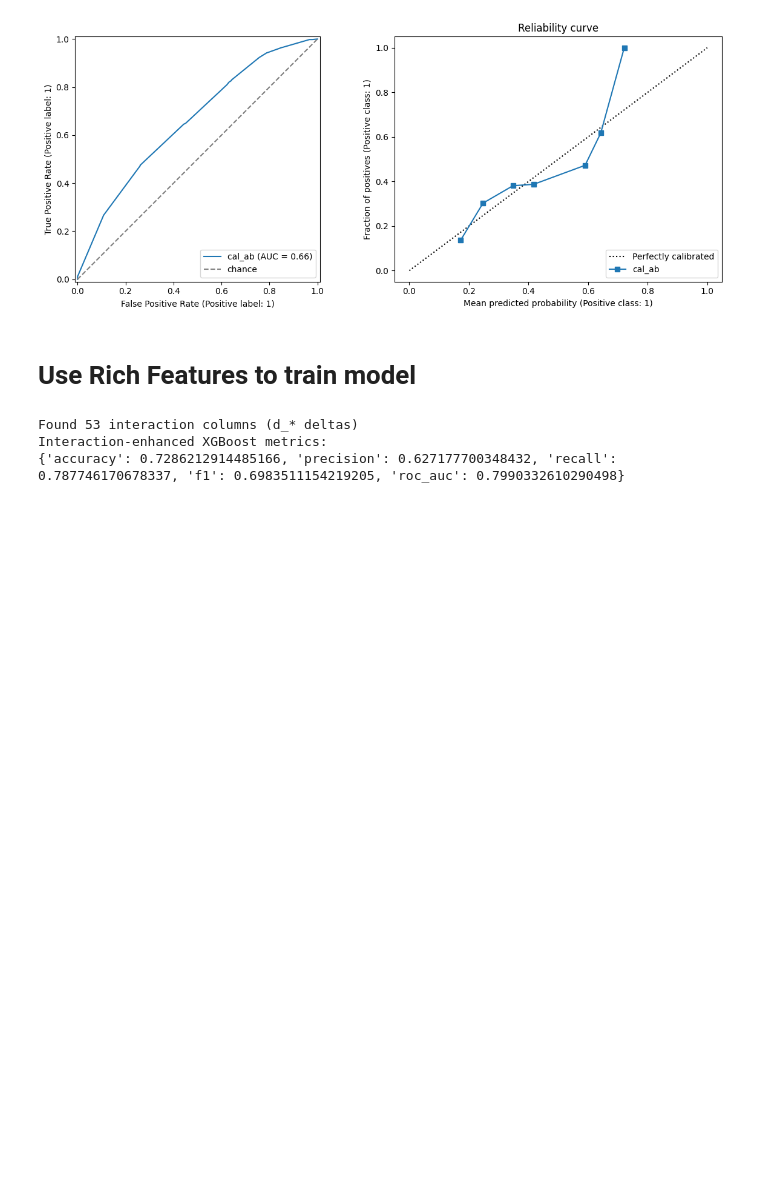
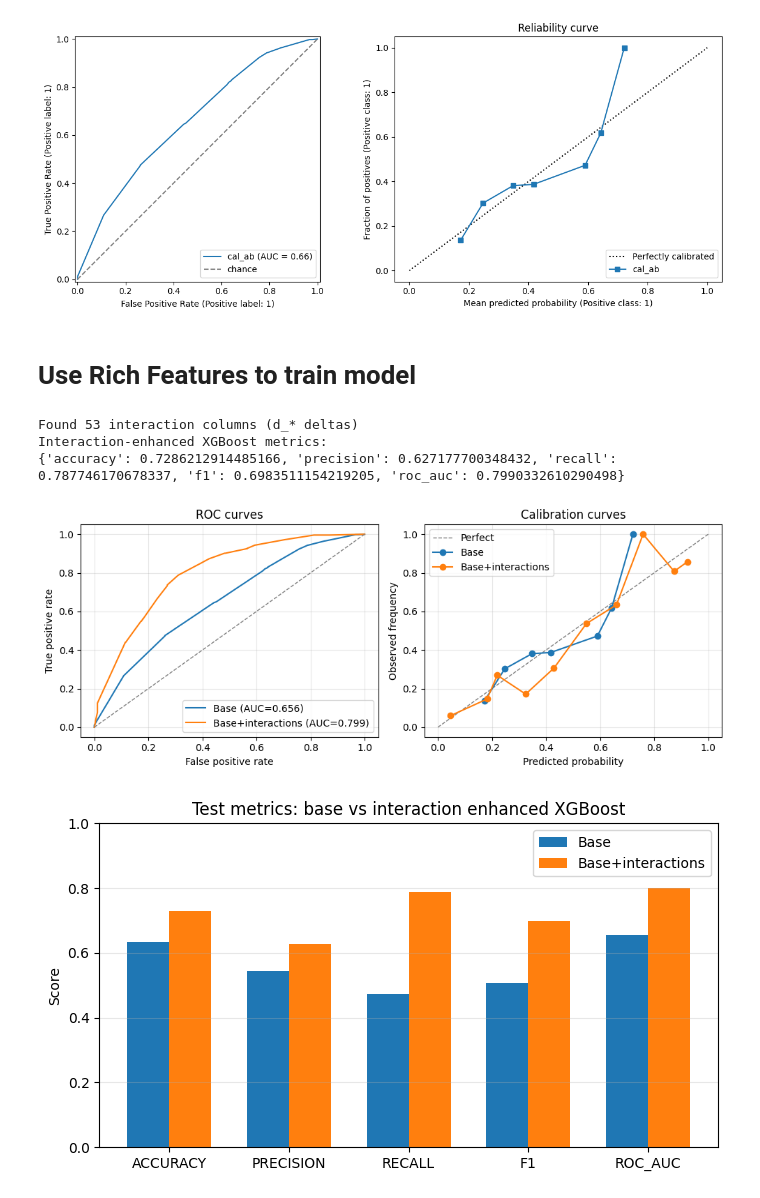
Before and after one commit to OmPatel03/4AL3-Project, a Jupyter notebook: speed_dating_abcloop_minimal.ipynb, the cells around one changed output. Drawn from its saved outputs; the diff is of its cells as text; code cells hidden in the pictures; blank space fills up the shorter version.

Commit message:
error analysis report and updated notebook with new plots and analysis.

```diff
--- a/speed_dating_abcloop_minimal.ipynb
+++ b/speed_dating_abcloop_minimal.ipynb
@@ -813,3 +813,70 @@ print(metrics_interactions)
 Found 53 interaction columns (d_* deltas)
 Interaction-enhanced XGBoost metrics:
 {'accuracy': 0.7286212914485166, 'precision': 0.627177700348432, 'recall': 0.787746170678337, 'f1': 0.6983511154219205, 'roc_auc': 0.7990332610290498}
+# %%
+# Sanity check: the test labels should match
+assert np.array_equal(yte, yte_i), "Test label arrays do not match"
+
+# ROC data
+fpr_base, tpr_base, _ = roc_curve(yte, proba)
+fpr_rich, tpr_rich, _ = roc_curve(yte_i, proba_i)
+roc_auc_base = auc(fpr_base, tpr_base)
+roc_auc_rich = auc(fpr_rich, tpr_rich)
+
+# Calibration data (uses calibration_curve_bins from earlier cell)
+mean_pred_base, frac_pos_base = calibration_curve_bins(yte, proba, n_bins=10)
+mean_pred_rich, frac_pos_rich = calibration_curve_bins(yte_i, proba_i, n_bins=10)
+
+# Combined ROC + calibration figure
+plt.figure(figsize=(10, 4))
+
+ax1 = plt.subplot(1, 2, 1)
+ax1.plot(fpr_base, tpr_base, label=f"Base (AUC={roc_auc_base:.3f})")
+ax1.plot(fpr_rich, tpr_rich, label=f"Base+interactions (AUC={roc_auc_rich:.3f})")
+ax1.plot([0, 1], [0, 1], "--", color="gray", linewidth=1)
+ax1.set_xlabel("False positive rate")
+ax1.set_ylabel("True positive rate")
+ax1.set_title("ROC curves")
+ax1.legend()
+ax1.grid(alpha=0.3)
+
+ax2 = plt.subplot(1, 2, 2)
+ax2.plot([0, 1], [0, 1], "--", color="gray", linewidth=1, label="Perfect")
+ax2.plot(mean_pred_base, frac_pos_base, marker="o", label="Base")
+ax2.plot(mean_pred_rich, frac_pos_rich, marker="o", label="Base+interactions")
+ax2.set_xlabel("Predicted probability")
+ax2.set_ylabel("Observed frequency")
+ax2.set_title("Calibration curves")
+ax2.legend()
+ax2.grid(alpha=0.3)
+
+plt.tight_layout()
+os.makedirs("plots", exist_ok=True)
+plt.savefig("plots/roc_calib_base_vs_rich.png", dpi=300)
+plt.show()
+
+# Metric bar chart
+metric_keys = ["accuracy", "precision", "recall", "f1", "roc_auc"]
+base_vals = [metrics_xgb.get(k, np.nan) for k in metric_keys]
+rich_vals = [metrics_interactions.get(k, np.nan) for k in metric_keys]
+
+x = np.arange(len(metric_keys))
+width = 0.35
+
+plt.figure(figsize=(7, 4))
+plt.bar(x - width/2, base_vals, width, label="Base")
+plt.bar(x + width/2, rich_vals, width, label="Base+interactions")
+plt.xticks(x, [k.upper() for k in metric_keys])
+plt.ylim(0.0, 1.0)
+plt.ylabel("Score")
+plt.title("Test metrics: base vs interaction enhanced XGBoost")
+plt.legend()
+plt.grid(axis="y", alpha=0.3)
+
+os.makedirs("plots", exist_ok=True)
+plt.savefig("plots/metrics_base_vs_rich.png", dpi=300)
+plt.tight_layout()
+plt.show()
+# %% [output]
+[figure, added]
+[figure, added]
```
Also changed, not shown: parts of 1 cell of this notebook, 4 other files.
